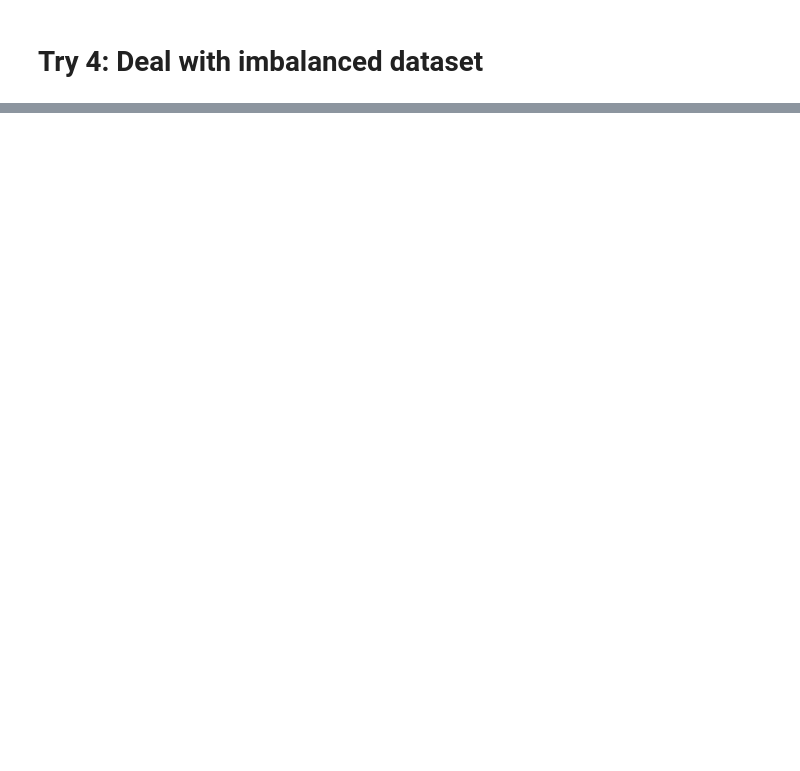
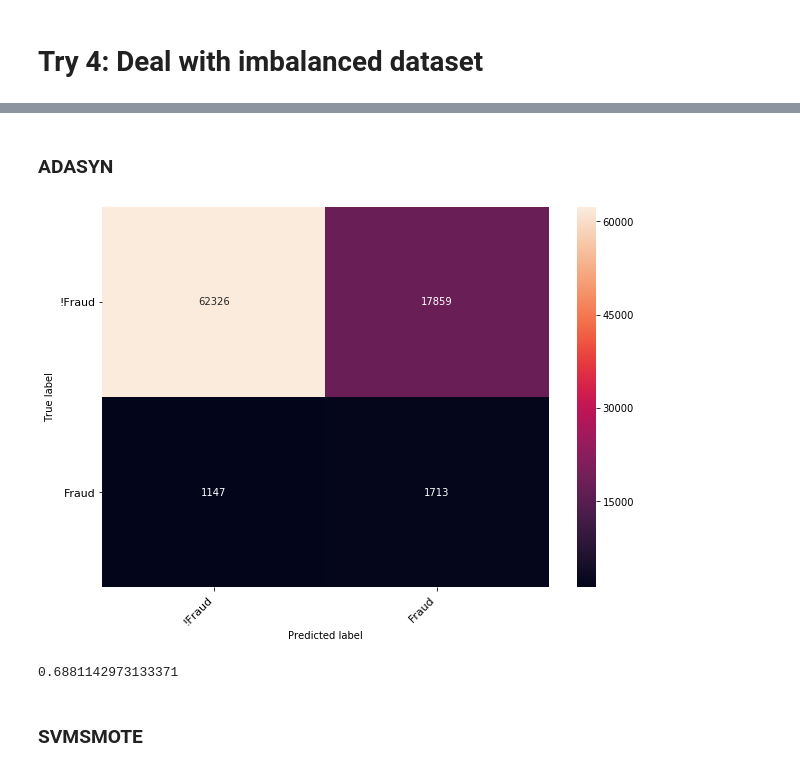
Before and after one commit to mathbeal/p_fraud_detection, a Jupyter notebook: fraud_detection.ipynb, the cells around one changed output, grey strips where cells are left out. Cells and saved outputs as stored; diff of their text form; code cells hidden in the pictures; blank space fills up the shorter version.

Commit message:
imbalanced algorithms tests

```diff
--- a/fraud_detection.ipynb
+++ b/fraud_detection.ipynb
@@ -281,0 +342,28 @@ roc_auc_score(y_test, smote_pred)
+# %% [markdown]
+### ADASYN
+# %%
+from imblearn.over_sampling import ADASYN
+
+y = y_train.copy()
+X = X_train.copy()
+
+# setting up testing and training sets
+X_train, X_test, y_train, y_test = train_test_split(X, y, test_size=0.25, random_state=27)
+
+ada = ADASYN(random_state=42)
+X_train, y_train = ada.fit_sample(X_train, y_train)
+model = LogisticRegression().fit(X_train, y_train)
+
+y_pred = model.predict(X_test)
+cm = confusion_matrix(y_test, y_pred)
+x = print_confusion_matrix(cm, class_names=['!Fraud', 'Fraud'])
+plt.show()
+# %% [output]
+[figure, added]
+# %%
+from sklearn.metrics import roc_auc_score
+roc_auc_score(y_test, y_pred)
+# %% [output]
+0.6881142973133371
+# %% [markdown]
+### SVMSMOTE
```
Also changed, not shown: parts of 14 cells of this notebook.
